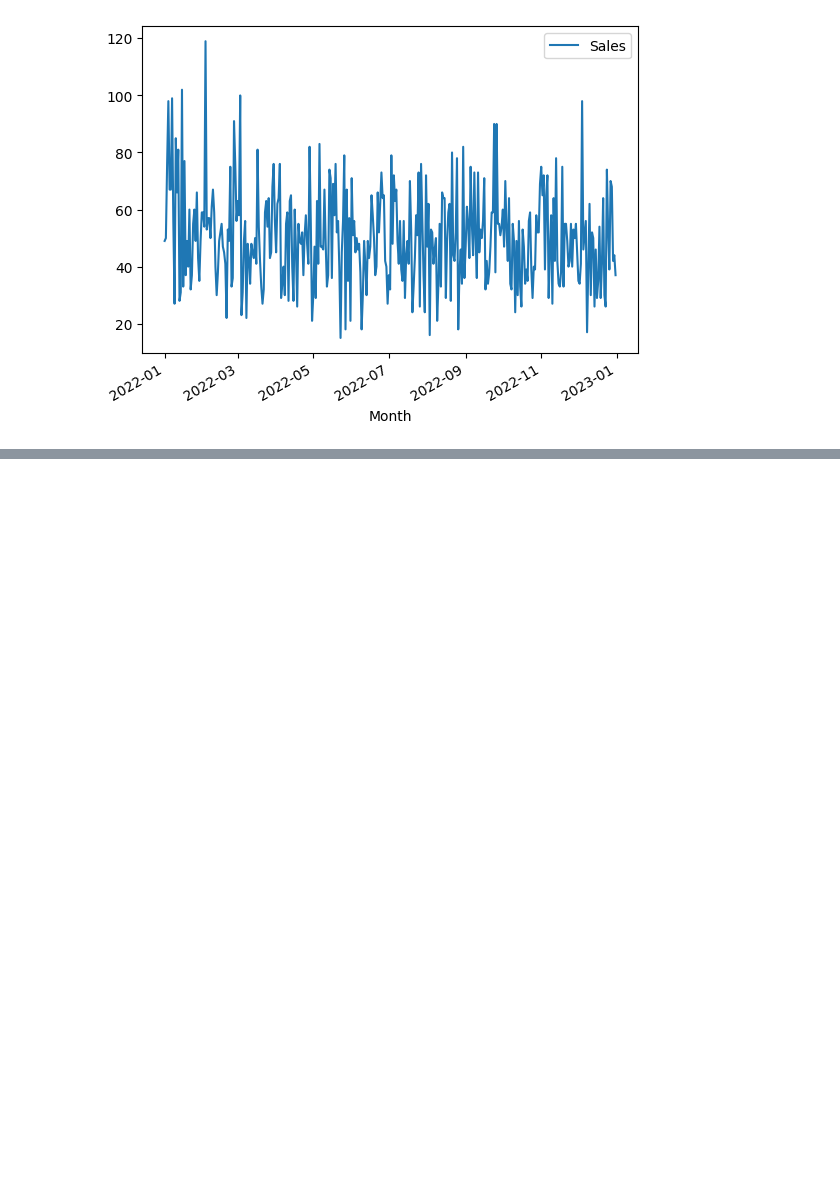
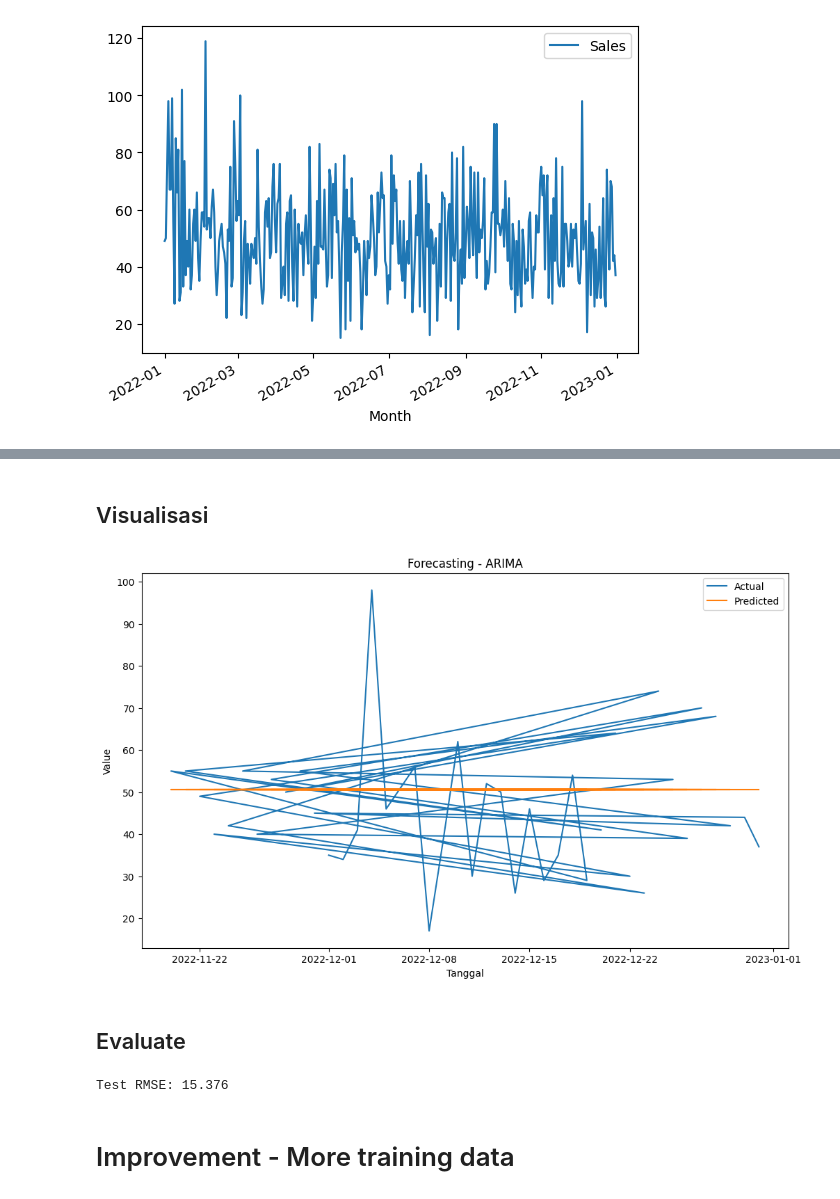
Before and after one commit to marginbridge/VIX-Kalbe-Nutritionals, a Jupyter notebook: regression_(time_series).ipynb, the cells around one changed output, grey strips where cells are left out. Saved outputs shown, nothing was run; the diff lists cells and outputs as text; code cells hidden in the pictures; blank space fills up the shorter version.

Commit message:
update improvement

```diff
--- a/regression_(time_series).ipynb
+++ b/regression_(time_series).ipynb
@@ -388,0 +431,15 @@ from statsmodels.tsa.stattools import adfuller
+# %%
+import pmdarima as pm
+
+def arimamodel(timeseries):
+  automodel = pm.auto_arima(timeseries,
+                            start_p=2,
+                            start_q=0,
+                            test="adf",
+                            seasonal=True,
+                            trace=True,
+                            stepwise=False)
+  return automodel
+# %%
+automodel = arimamodel(train)
+print(automodel.summary())
@@ -388,0 +470,3 @@ from statsmodels.tsa.stattools import adfuller
+# %%
+predictions_arima = automodel.predict(n_periods=test.shape[0])
+predictions_arima
@@ -388,0 +491,15 @@ from statsmodels.tsa.stattools import adfuller
+# %% [markdown]
+## Visualisasi
+# %%
+# plot untuk mengilustrasikan perbedaan actual dan predicted price
+pyplot.figure(figsize=(12,7))
+pyplot.plot(test.index, test, label='Actual');
+pyplot.plot(test.index, predictions_arima, label='Predicted');
+pyplot.title('Forecasting - ARIMA')
+pyplot.xlabel('Tanggal')
+pyplot.ylabel('Value')
+pyplot.legend();
+# %% [output]
+[figure, added]
+# %% [markdown]
+## Evaluate
@@ -388,0 +509,8 @@ from statsmodels.tsa.stattools import adfuller
+# %%
+# evaluate forecasts
+rmse = sqrt(mean_squared_error(test, predictions_arima))
+print('Test RMSE: %.3f' % rmse)
+# %% [output]
+Test RMSE: 15.376
+# %% [markdown]
+# Improvement - More training data
```
Also changed, not shown: parts of 52 cells of this notebook.
